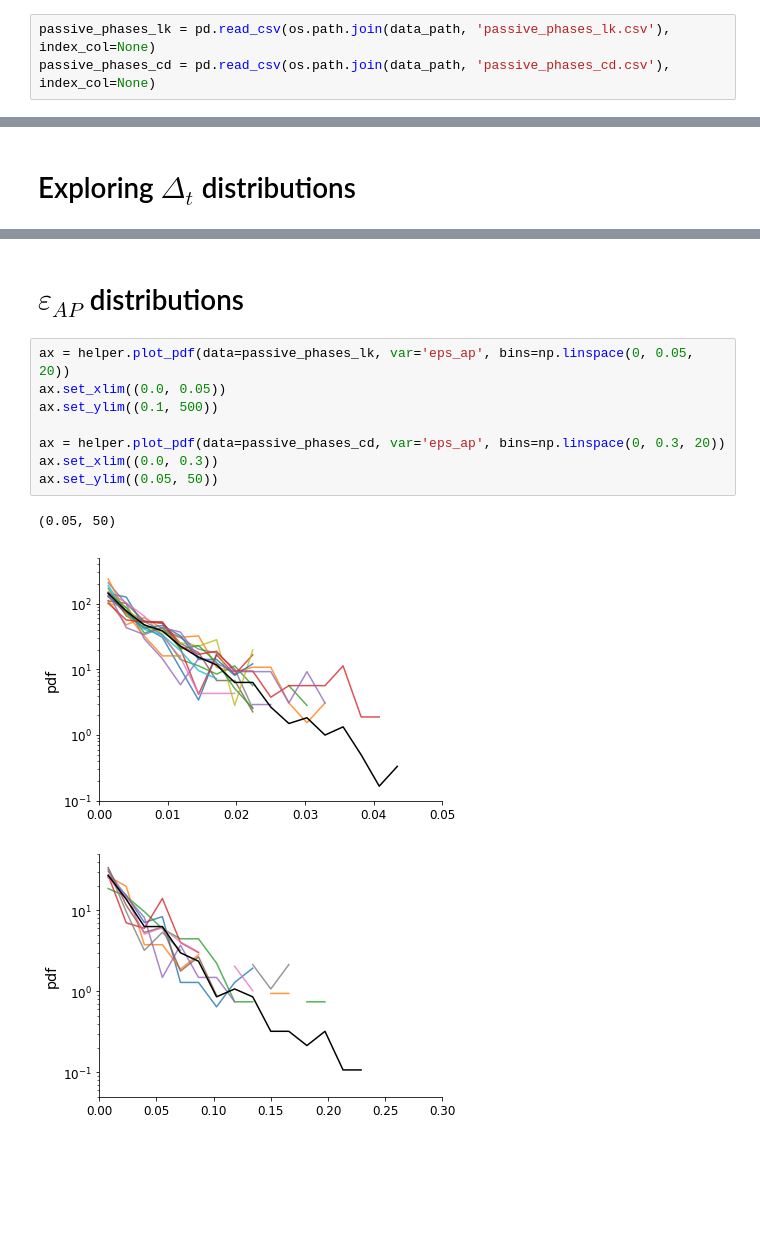
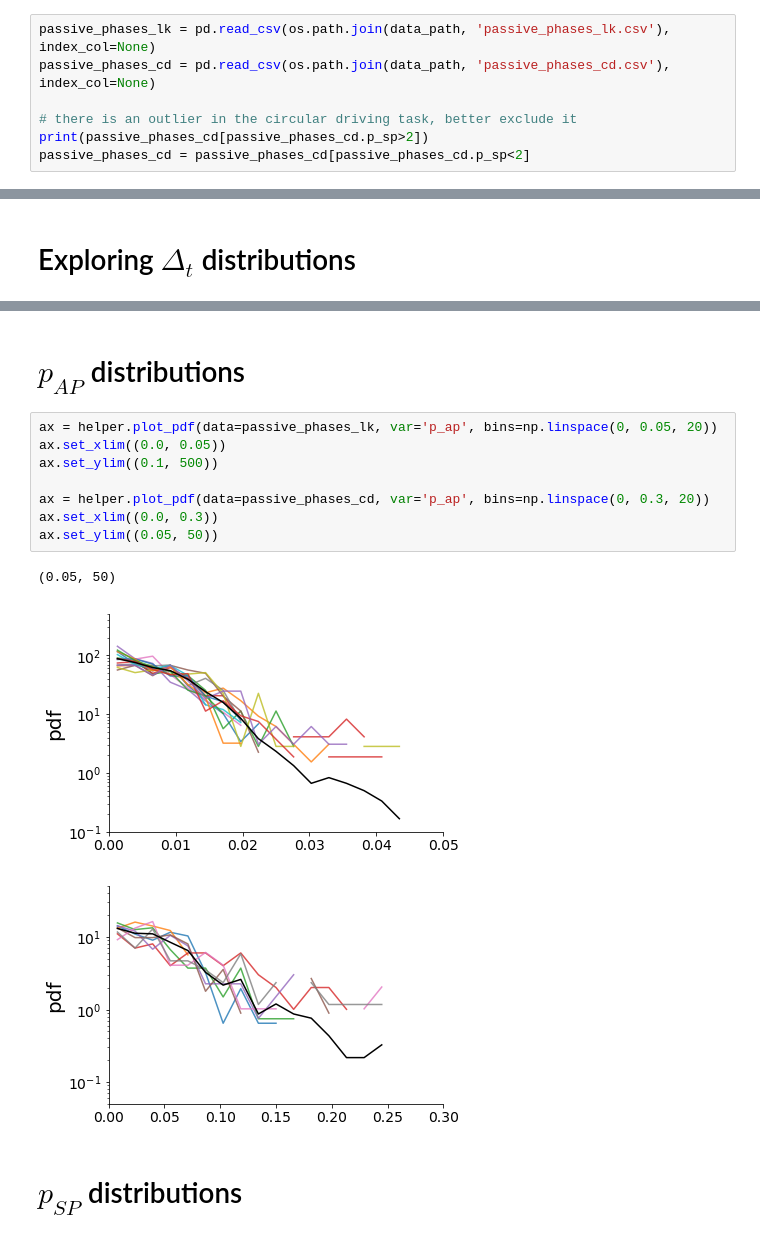
Before and after one commit to cherepaha/initiation, a Jupyter notebook: steering_data_analysis.ipynb, the cells around one changed output, grey strips where cells are left out. Saved outputs shown, nothing was run; the diff lists cells and outputs as text; blank space fills up the shorter version.

Commit message:
Example plot of p dynamics added

```diff
--- a/steering_data_analysis.ipynb
+++ b/steering_data_analysis.ipynb
@@ -109,3 +96,7 @@ save_passive_phases_to_csv(cd_data, cd_sightpoint_data, 'cd')
 # %%
 passive_phases_lk = pd.read_csv(os.path.join(data_path, 'passive_phases_lk.csv'), index_col=None)
 passive_phases_cd = pd.read_csv(os.path.join(data_path, 'passive_phases_cd.csv'), index_col=None)
+
+# there is an outlier in the circular driving task, better exclude it
+print(passive_phases_cd[passive_phases_cd.p_sp>2])
+passive_phases_cd = passive_phases_cd[passive_phases_cd.p_sp<2]
@@ -159,14 +159,16 @@ plt.savefig('figures/delta_t_pdf_cd.png')
 # %% [markdown]
-# $\varepsilon_{AP}$ distributions
+# $p_{AP}$ distributions
 # %%
-ax = helper.plot_pdf(data=passive_phases_lk, var='eps_ap', bins=np.linspace(0, 0.05, 20))
+ax = helper.plot_pdf(data=passive_phases_lk, var='p_ap', bins=np.linspace(0, 0.05, 20))
 ax.set_xlim((0.0, 0.05))
 ax.set_ylim((0.1, 500))
 
-ax = helper.plot_pdf(data=passive_phases_cd, var='eps_ap', bins=np.linspace(0, 0.3, 20))
+ax = helper.plot_pdf(data=passive_phases_cd, var='p_ap', bins=np.linspace(0, 0.3, 20))
 ax.set_xlim((0.0, 0.3))
 ax.set_ylim((0.05, 50))
 # %% [output]
 (0.05, 50)
-[figure, old version]
+[figure, new version]
-[figure, old version]
+[figure, new version]
+# %% [markdown]
+# $p_{SP}$ distributions
```
Also changed, not shown: parts of 26 cells of this notebook, 2 other files.
